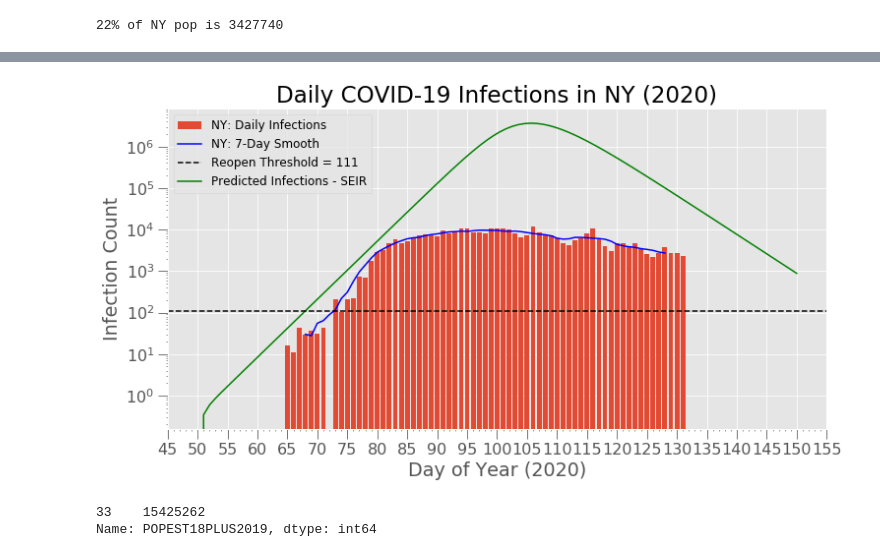
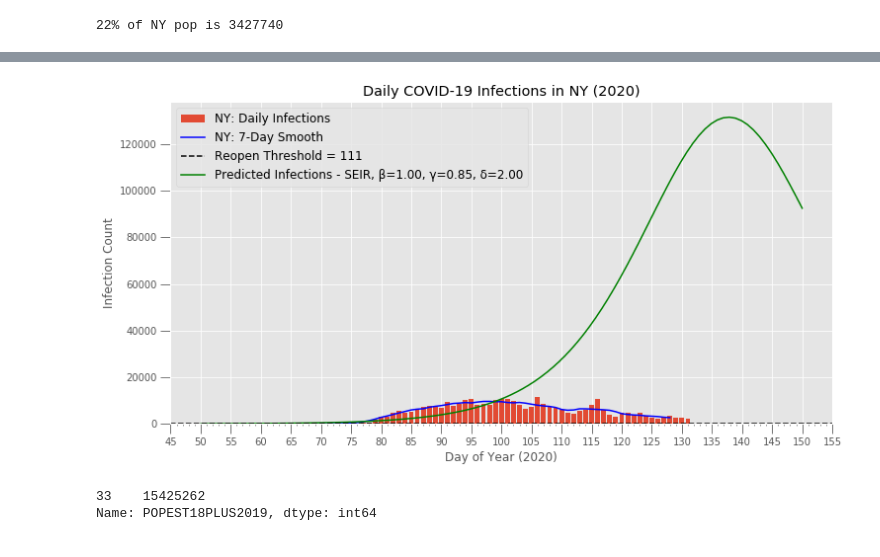
Before and after one commit to AsaKientz/covid-forecasting, a Jupyter notebook: notebooks/covid-forecasting-code-testing.ipynb, the cells around one changed output, grey strips where cells are left out. Cells and saved outputs as stored; diff of their text form; code cells hidden in the pictures.

Commit message:
README and image updates

```diff
--- a/notebooks/covid-forecasting-code-testing.ipynb
+++ b/notebooks/covid-forecasting-code-testing.ipynb
@@ -289,9 +292,11 @@ print(f'22% of NY pop is {states_pop[0] * 0.222216:.0f}')
 22% of NY pop is 3427740
 # %%
 N = states_pop[0]
-beta = 1.0 # infected person infects 1 other person per day
-D = 3.8 # infections last 4 days
+print(N)
+beta = 0.999 # infected person infects 1 other person per day
+D = 1.18 # infections last 4 days
 gamma = 1.0 / D
-delta = 1.0 / 2.2 # incubation period of 3 days
+delta = 1.0 / 0.5 # incubation period of 3 days
 
-S0, E0, I0, R0 = N-1, 1, 0, 0
+E0 = 100
+S0, I0, R0 = N-E0, 0, 0
@@ -314,26 +323,27 @@ plotseir(t, S, E, I, R)
 # %%
 fig, ax = plt.subplots(figsize = (12,6))
 for state in states:
     plt.bar(df2.d_o_y, df2['positive_daily_incr'], label = f"{state}: Daily Infections")
     plt.plot(df2.d_o_y, df2['Rolling-{num_days}mean'], label = f"{state}: {num_days}-Day Smooth", color='blue')
-    plt.plot(t, I, label = f'Predicted Infections - SEIR', color = 'green')
+    plt.plot(t, I, label = f'Predicted Infections - SEIR, β={beta:.2f}, γ={gamma:.2f}, δ={delta:.2f}', color = 'green')
     ax.axhline(state_reopen_thresh[0], color = 'black', ls="--", label = f"Reopen Threshold = {state_reopen_thresh[0]}")
 # ax.set_yscale('log')
 ax.xaxis.set_major_locator(MultipleLocator(5))
 ax.xaxis.set_major_formatter(FormatStrFormatter('%d'))
 # For the minor ticks, use no labels; default NullFormatter.
 ax.xaxis.set_minor_locator(MultipleLocator(1))
 ax.tick_params(direction='out', length=10)
 ax.set_xlabel('Day of Year (2020)')
 ax.set_ylabel('Infection Count')
-ax.set_yscale('log')
+# ax.set_yscale('log')
 plt.title(f'Daily COVID-19 Infections in {state} (2020)')
 handles, labels = plt.gca().get_legend_handles_labels()
 order = [3,0,2,1]
 plt.legend([handles[idx] for idx in order],[labels[idx] for idx in order], fontsize=12,loc='upper left')
 plt.show();
+fig.savefig('../images/seir_fit_to_NY_infections-01.png', dpi=250)
 # %% [output]
-[figure, old version]
+[figure, new version]
 # %%
 def deriv_sir(y, t, N, beta, gamma):
     S, I, R = y
```
Also changed, not shown: parts of 6 cells of this notebook, 10 other files.
